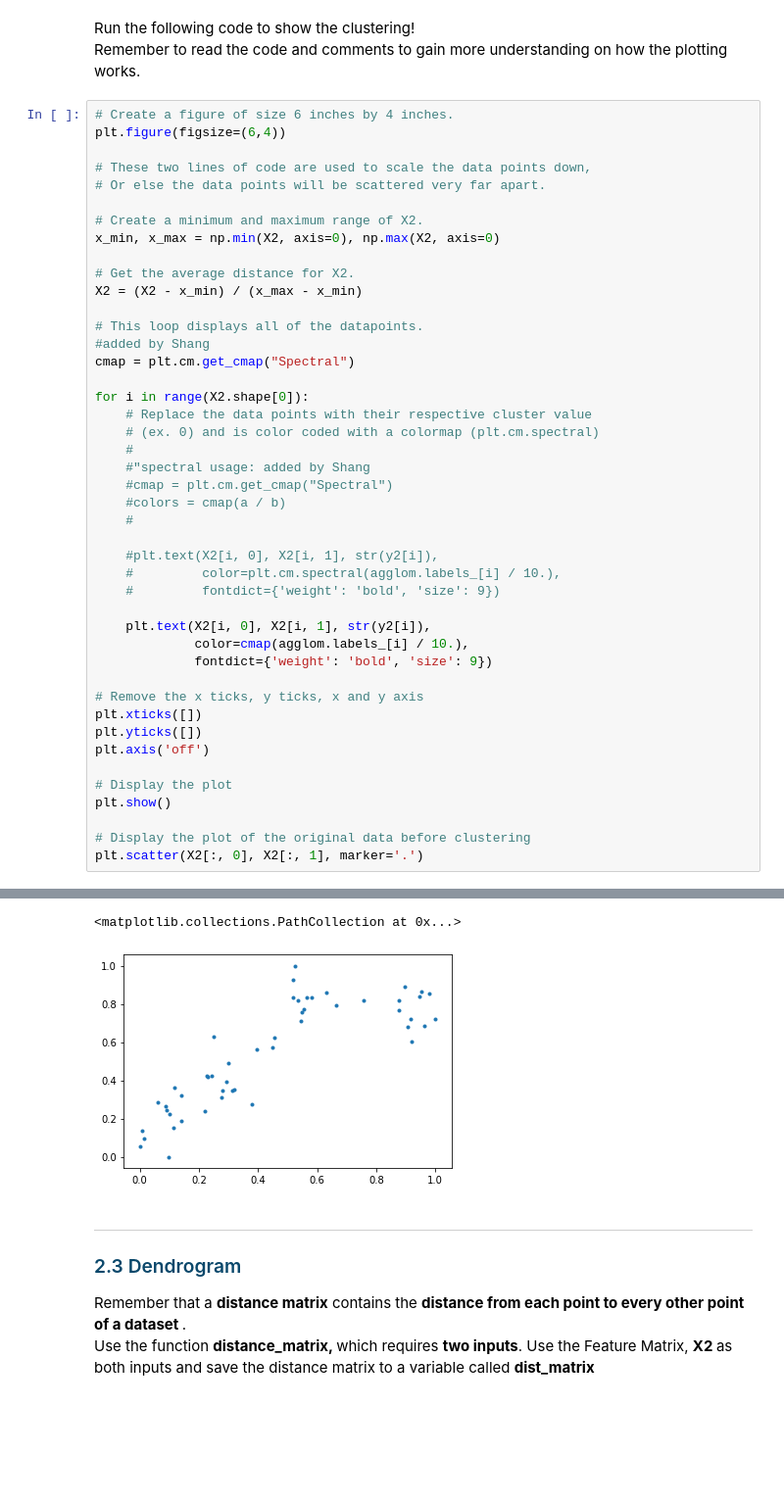
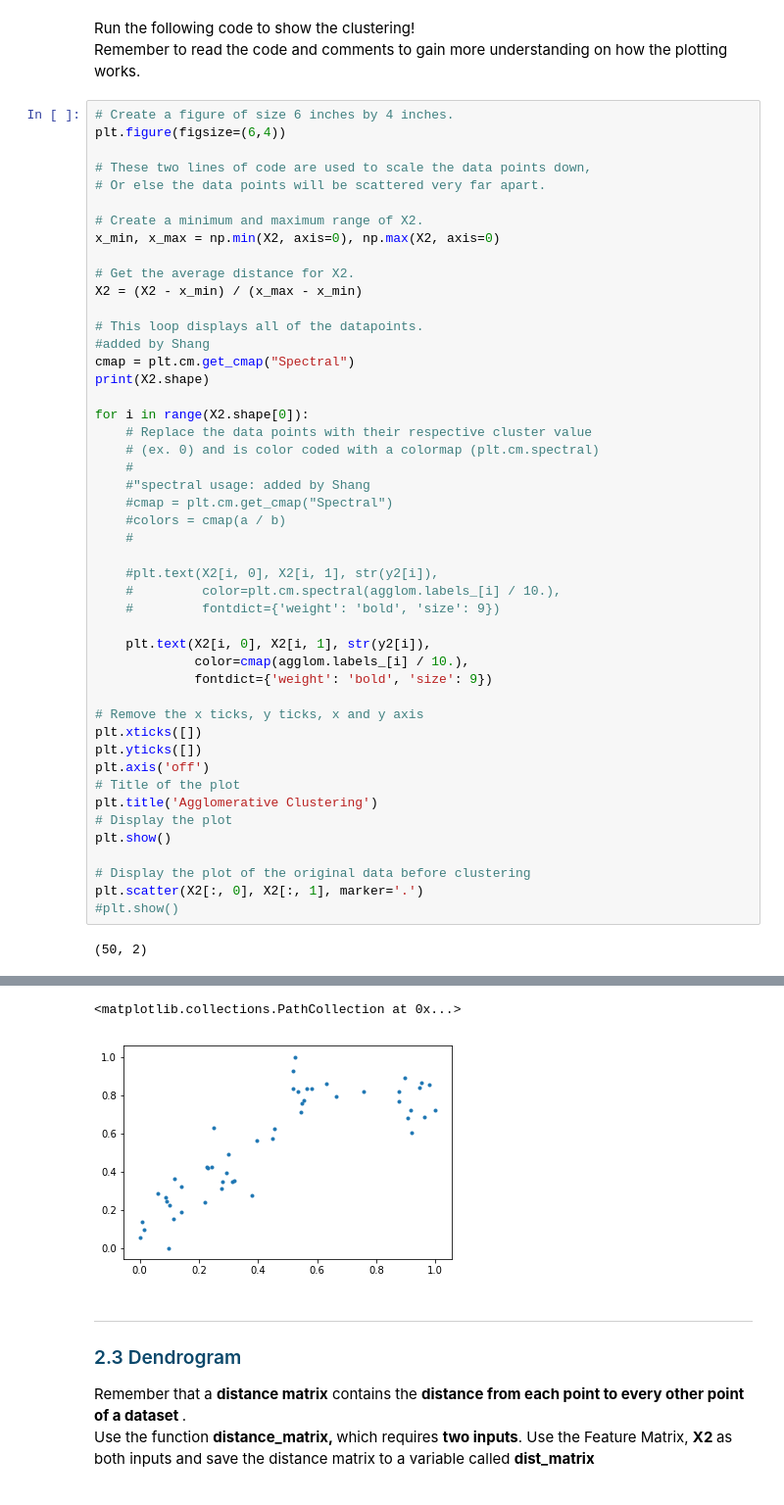
Before and after one commit to gaoshangdeakin/SIT384-Jupyter, a Jupyter notebook: SIT384P07A-Unsupervised Learning.ipynb, the cells around one changed output, grey strips where cells are left out. Shown at 98% size. Drawn from its saved outputs; the diff is of its cells as text; blank space fills up the shorter version.

```diff
--- a/SIT384P07A-Unsupervised Learning.ipynb
+++ b/SIT384P07A-Unsupervised Learning.ipynb
@@ -442,6 +456,7 @@ X2 = (X2 - x_min) / (x_max - x_min)
 # This loop displays all of the datapoints.
 #added by Shang
 cmap = plt.cm.get_cmap("Spectral")
+print(X2.shape)
 
 for i in range(X2.shape[0]):
     # Replace the data points with their respective cluster value
@@ -464,10 +479,13 @@ for i in range(X2.shape[0]):
 plt.xticks([])
 plt.yticks([])
 plt.axis('off')
-
+# Title of the plot
+plt.title('Agglomerative Clustering')
 # Display the plot
 plt.show()
 
 # Display the plot of the original data before clustering
 plt.scatter(X2[:, 0], X2[:, 1], marker='.')
+#plt.show()
 # %% [output]
+(50, 2)
@@ -475,5 +493,5 @@ plt.scatter(X2[:, 0], X2[:, 1], marker='.')
-<matplotlib.collections.PathCollection at 0x...>
+<matplotlib.collections.PathCollection at 0x...>
-[figure, old version]
+[figure, new version]
 # %% [markdown]
 ---
 <a id = "den"></a>
```
Also changed, not shown: parts of 19 cells of this notebook.
